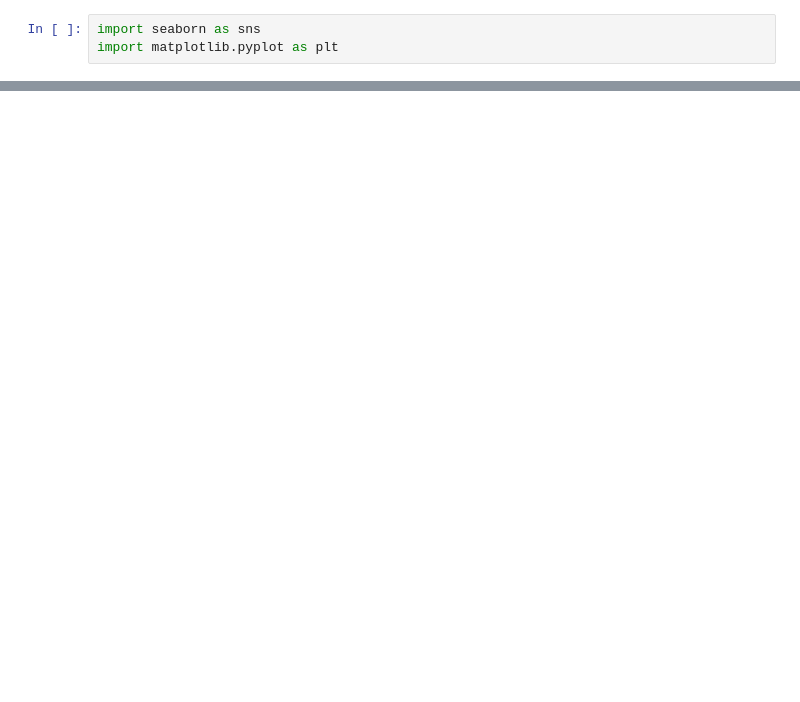
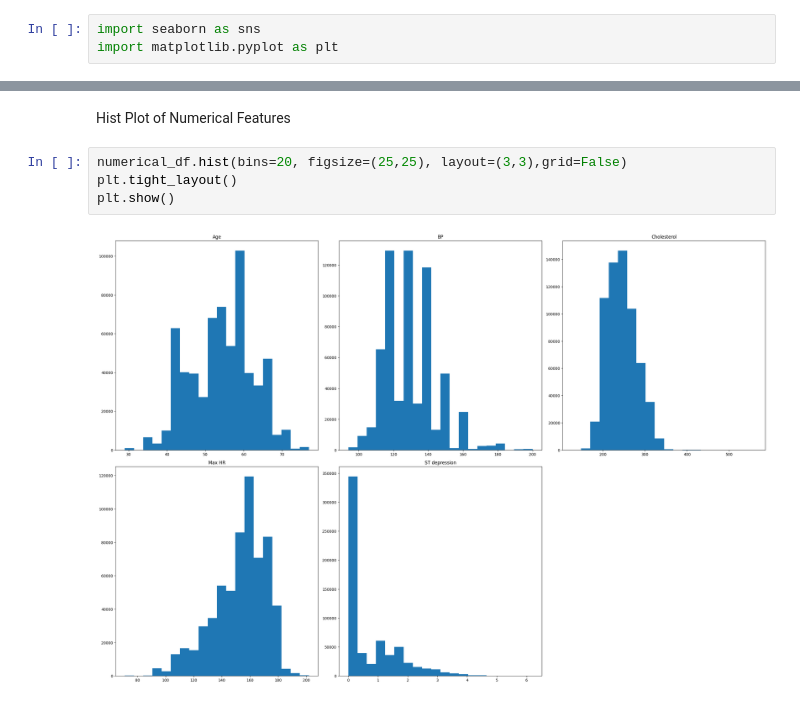
Before and after one commit to JaysonPra/Heart-Disease-Kaggle-Competition, a Jupyter notebook: notebooks/data_exploration.ipynb, the cells around one changed output, grey strips where cells are left out. Saved outputs shown, nothing was run; the diff lists cells and outputs as text; blank space fills up the shorter version.

```diff
--- a/notebooks/data_exploration.ipynb
+++ b/notebooks/data_exploration.ipynb
@@ -124,0 +139,8 @@ plt.show()
+# %% [markdown]
+Hist Plot of Numerical Features
+# %%
+numerical_df.hist(bins=20, figsize=(25,25), layout=(3,3),grid=False)
+plt.tight_layout()
+plt.show()
+# %% [output]
+[figure, added]
```
Also changed, not shown: parts of 9 cells of this notebook.
